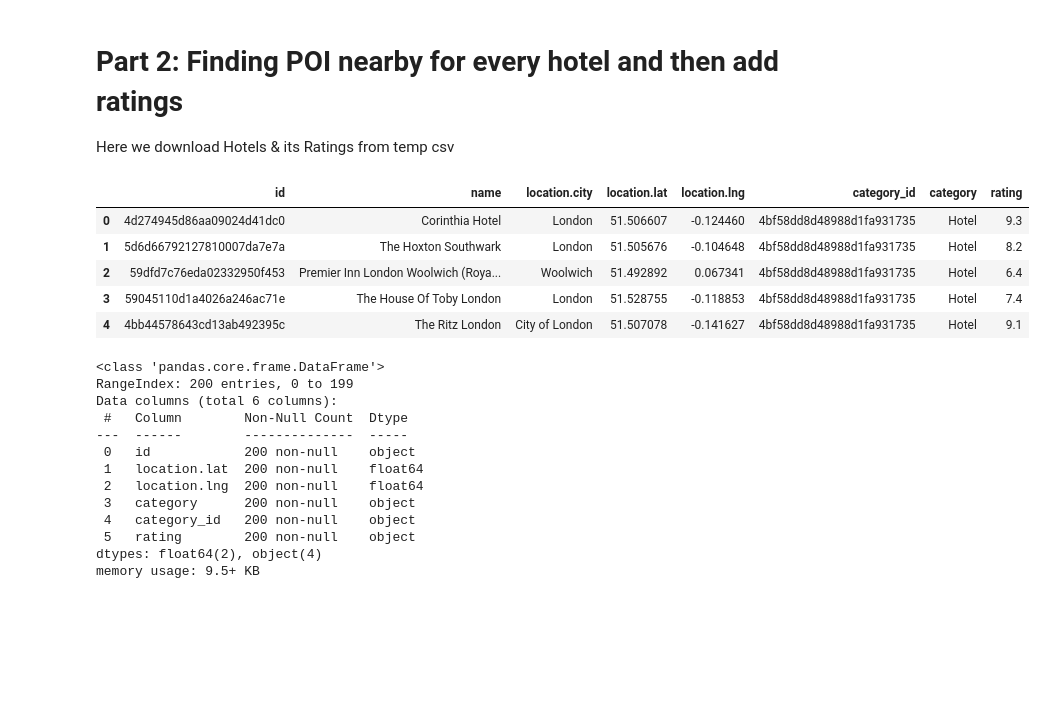
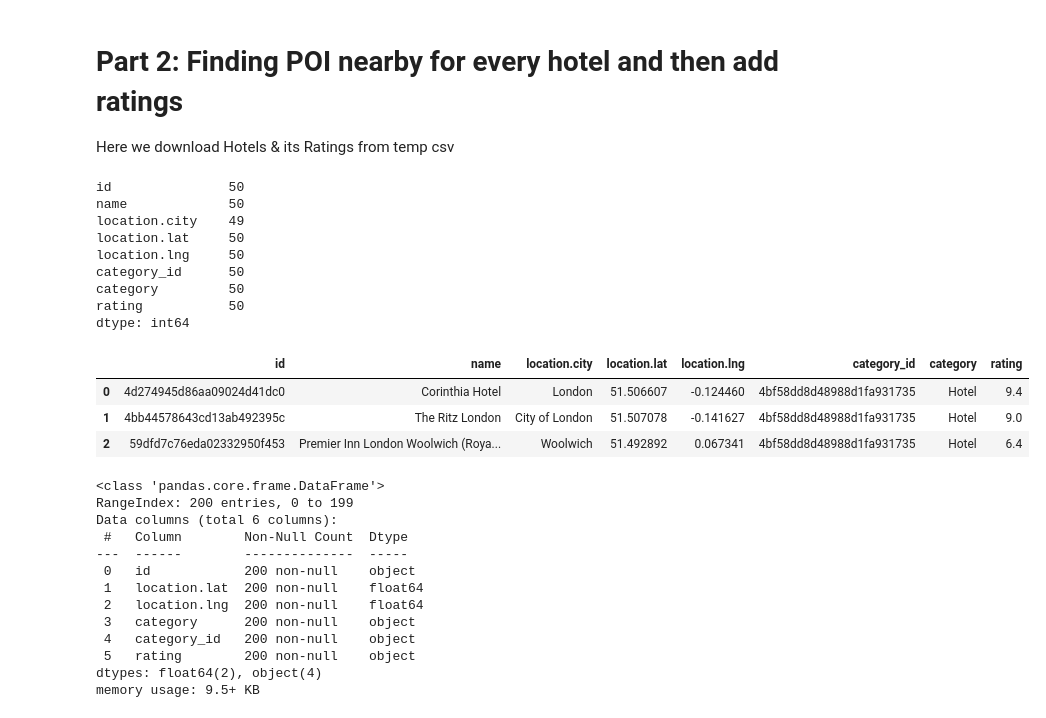
Before and after one commit to Dehyzz/IBM_Capstone, a Jupyter notebook: The_Battle_of_Neighborhoods.ipynb, the cells around one changed output. Saved outputs shown, nothing was run; the diff lists cells and outputs as text; code cells hidden in the pictures; blank space fills up the shorter version.

```diff
--- a/The_Battle_of_Neighborhoods.ipynb
+++ b/The_Battle_of_Neighborhoods.ipynb
@@ -244,17 +234,25 @@ AttributeError: ignored
 # Part 2: Finding POI nearby for every hotel and then add ratings
 
 Here we download Hotels & its Ratings from temp csv
-# %%
-gd = 'drive/My Drive/Colab_disk/Hotels.csv'
-df = pd.read_csv(gd)
-df.head()
-# %% [output]
-|  | id | name | location.city | location.lat | location.lng | category_id | category | rating |
-| 0 | 4d274945d86aa09024d41dc0 | Corinthia Hotel | London | 51.506607 | -0.124460 | 4bf58dd8d48988d1fa931735 | Hotel | 9.3 |
-| 1 | 5d6d66792127810007da7e7a | The Hoxton Southwark | London | 51.505676 | -0.104648 | 4bf58dd8d48988d1fa931735 | Hotel | 8.2 |
-| 2 | 59dfd7c76eda02332950f453 | Premier Inn London Woolwich (Roya... | Woolwich | 51.492892 | 0.067341 | 4bf58dd8d48988d1fa931735 | Hotel | 6.4 |
-| 3 | 59045110d1a4026a246ac71e | The House Of Toby London | London | 51.528755 | -0.118853 | 4bf58dd8d48988d1fa931735 | Hotel | 7.4 |
-| 4 | 4bb44578643cd13ab492395c | The Ritz London | City of London | 51.507078 | -0.141627 | 4bf58dd8d48988d1fa931735 | Hotel | 9.1 |
+# %%
+# Download saved Hotels df
+hotels = pd.read_csv('drive/My Drive/Colab_disk/Hotels.csv')
+print(hotels.count())
+hotels.head(3)
+# %% [output]
+id               50
+name             50
+location.city    49
+location.lat     50
+location.lng     50
+category_id      50
+category         50
+rating           50
+dtype: int64
+|  | id | name | location.city | location.lat | location.lng | category_id | category | rating |
+| 0 | 4d274945d86aa09024d41dc0 | Corinthia Hotel | London | 51.506607 | -0.124460 | 4bf58dd8d48988d1fa931735 | Hotel | 9.4 |
+| 1 | 4bb44578643cd13ab492395c | The Ritz London | City of London | 51.507078 | -0.141627 | 4bf58dd8d48988d1fa931735 | Hotel | 9.0 |
+| 2 | 59dfd7c76eda02332950f453 | Premier Inn London Woolwich (Roya... | Woolwich | 51.492892 | 0.067341 | 4bf58dd8d48988d1fa931735 | Hotel | 6.4 |
 # %%
 ### Getting POI list (by category)
 # https://developer.foursquare.com/docs/build-with-foursquare/categories/
```
Also changed, not shown: parts of 9 cells of this notebook.
